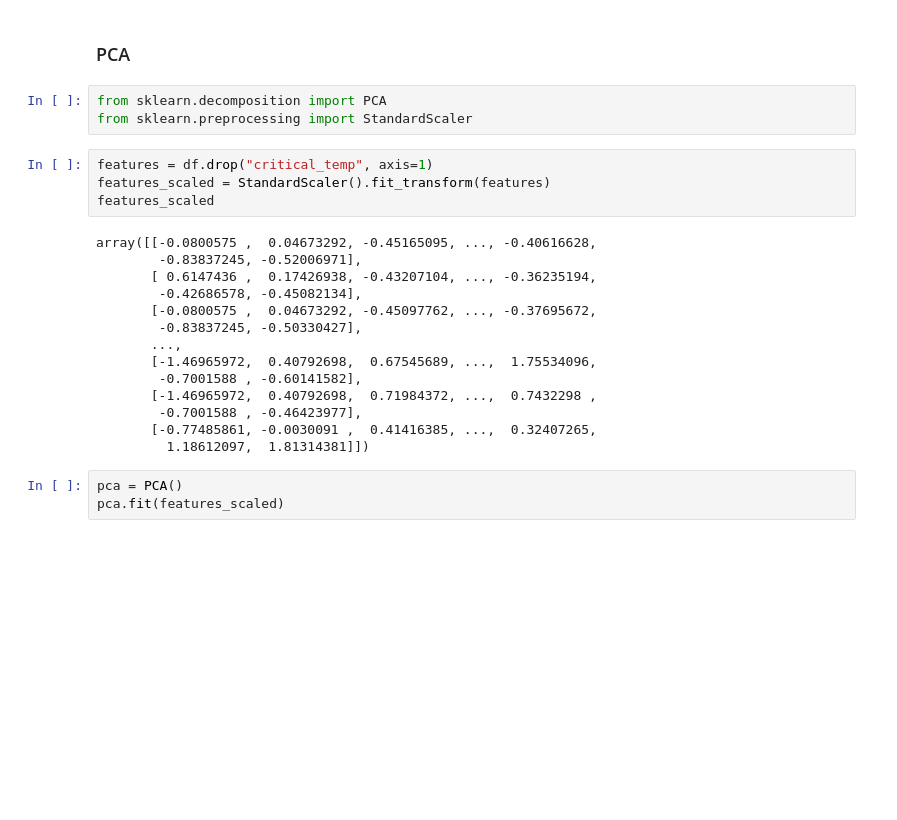
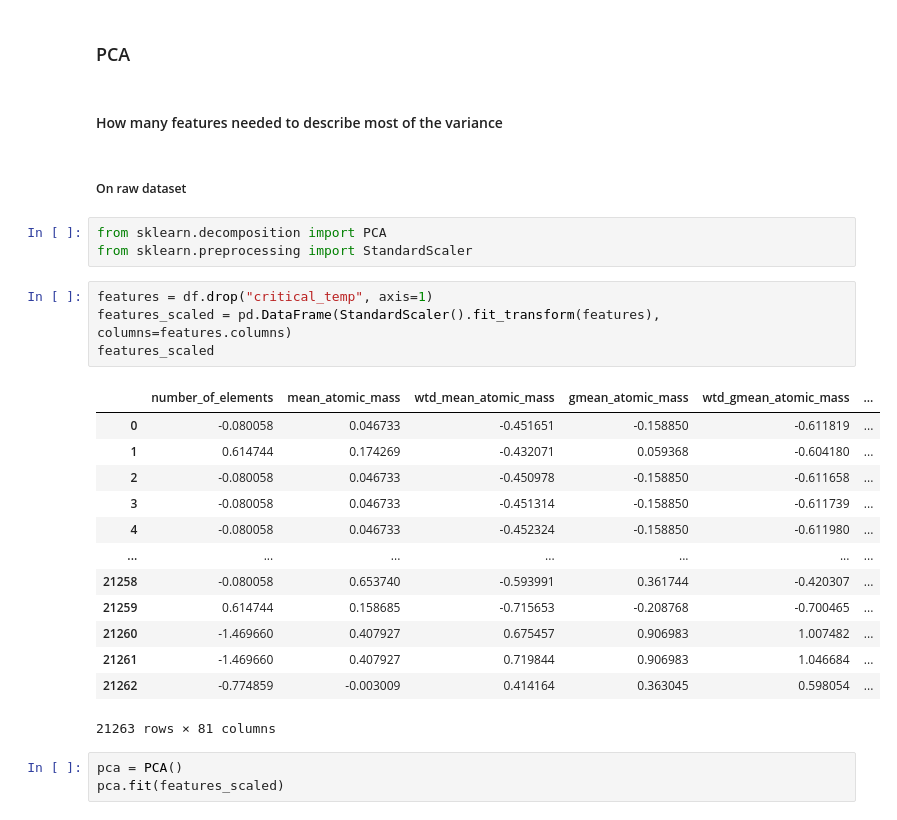
Before and after one commit to RikiTikkiTavi/superconduct-tc-reg, a Jupyter notebook: notebooks/1-EDA.ipynb, the cells around one changed output. Saved outputs shown, nothing was run; the diff lists cells and outputs as text; blank space fills up the shorter version.

```diff
--- a/notebooks/1-EDA.ipynb
+++ b/notebooks/1-EDA.ipynb
@@ -227,27 +227,31 @@ _ = correlation_analysis(df=df, method="spearman")
 301 rows × 3 columns
 # %% [markdown]
 ### PCA
+# %% [markdown]
+#### How many features needed to describe most of the variance
+# %% [markdown]
+##### On raw dataset
 # %%
 from sklearn.decomposition import PCA
 from sklearn.preprocessing import StandardScaler
 # %%
 features = df.drop("critical_temp", axis=1)
-features_scaled = StandardScaler().fit_transform(features)
+features_scaled = pd.DataFrame(StandardScaler().fit_transform(features), columns=features.columns)
 features_scaled
 # %% [output]
+|  | number_of_elements | mean_atomic_mass | wtd_mean_atomic_mass | gmean_atomic_mass | wtd_gmean_atomic_mass | ... |
+| 0 | -0.080058 | 0.046733 | -0.451651 | -0.158850 | -0.611819 | ... |
+| 1 | 0.614744 | 0.174269 | -0.432071 | 0.059368 | -0.604180 | ... |
+| 2 | -0.080058 | 0.046733 | -0.450978 | -0.158850 | -0.611658 | ... |
+| 3 | -0.080058 | 0.046733 | -0.451314 | -0.158850 | -0.611739 | ... |
+| 4 | -0.080058 | 0.046733 | -0.452324 | -0.158850 | -0.611980 | ... |
+| ... | ... | ... | ... | ... | ... | ... |
+| 21258 | -0.080058 | 0.653740 | -0.593991 | 0.361744 | -0.420307 | ... |
+| 21259 | 0.614744 | 0.158685 | -0.715653 | -0.208768 | -0.700465 | ... |
+| 21260 | -1.469660 | 0.407927 | 0.675457 | 0.906983 | 1.007482 | ... |
+| 21261 | -1.469660 | 0.407927 | 0.719844 | 0.906983 | 1.046684 | ... |
+| 21262 | -0.774859 | -0.003009 | 0.414164 | 0.363045 | 0.598054 | ... |
-array([[-0.0800575 ,  0.04673292, -0.45165095, ..., -0.40616628,
-        -0.83837245, -0.52006971],
-       [ 0.6147436 ,  0.17426938, -0.43207104, ..., -0.36235194,
-        -0.42686578, -0.45082134],
-       [-0.0800575 ,  0.04673292, -0.45097762, ..., -0.37695672,
-        -0.83837245, -0.50330427],
-       ...,
-       [-1.46965972,  0.40792698,  0.67545689, ...,  1.75534096,
-        -0.7001588 , -0.60141582],
-       [-1.46965972,  0.40792698,  0.71984372, ...,  0.7432298 ,
-        -0.7001588 , -0.46423977],
-       [-0.77485861, -0.0030091 ,  0.41416385, ...,  0.32407265,
-         1.18612097,  1.81314381]])
+21263 rows × 81 columns
 # %%
 pca = PCA()
 pca.fit(features_scaled)
```
Also changed, not shown: parts of 6 cells of this notebook, 8 other files.
